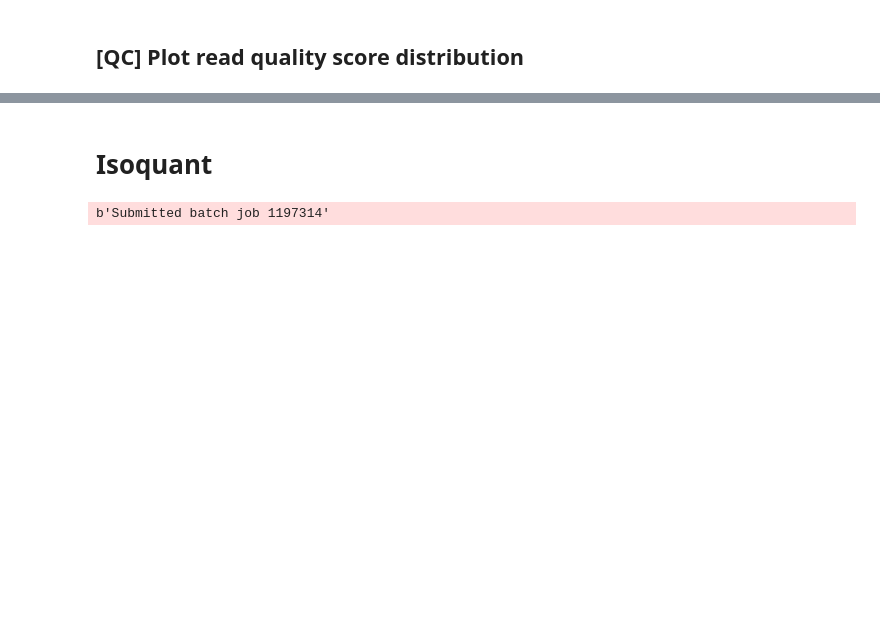
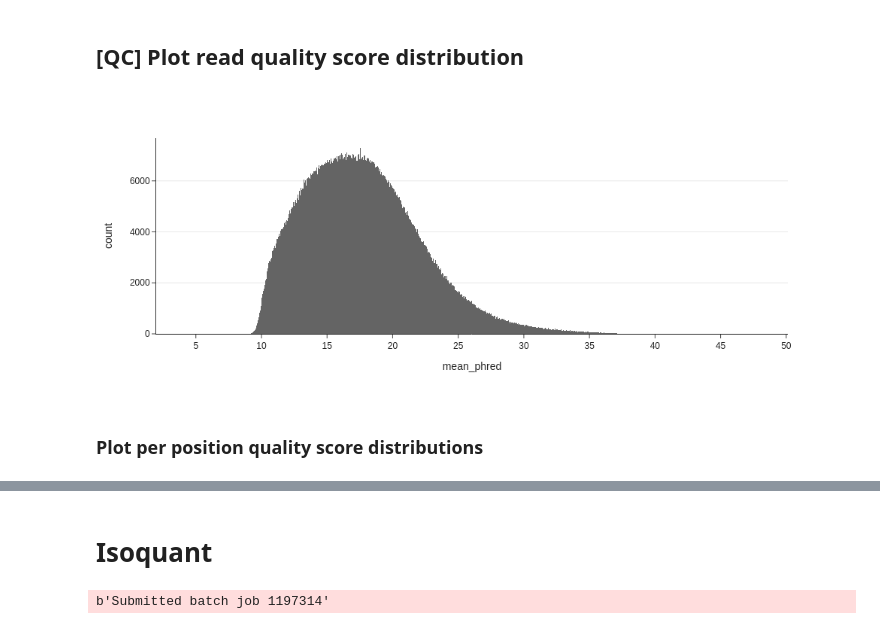
Before and after one commit to smyth-lab/Nano-DMS-MaP, a Jupyter notebook: 1_Nano-DMS-MaP_workflow.ipynb, the cells around one changed output, grey strips where cells are left out. Saved outputs shown, nothing was run; the diff lists cells and outputs as text; code cells hidden in the pictures; blank space fills up the shorter version.

```diff
--- a/1_Nano-DMS-MaP_workflow.ipynb
+++ b/1_Nano-DMS-MaP_workflow.ipynb
@@ -84,0 +94,6 @@ follow B. Sorting fastq files from SRA
+# %%
+import os
+
+SRA_fastq_dir = f"{path_to_downloaded_SRA}/virus/"
+
+os.makedirs(data_folder, exist_ok=True)
@@ -92,14 +121,17 @@ The data uploaded to SRA has been basecalled and sorted already (merged from mul
 # %%
 job_name = "basecall"
 num_threads = 6
-s = Slurm(job_name, {"partition" : "gpu", "mem" : "50G", "gres" : "gpu:a100:2", "cpus-per-task" : num_threads, "time" : "240",  "mail-user" : "patrick.bohn@helmholtz-hiri.de"})
+s = Slurm(job_name, {"partition" : "gpu", "mem" : "50G", "gres" : "gpu:a100:2", "cpus-per-task" : num_threads, "time" : "240"})
+
+config = 'dna_r10.4_e8.1_sup.cfg'
+barcode_kit = 'SQK-NBD112-96'
 
 for run in ["Run1", "Run2"]:
     fast5_dir = f"{fast5_folder}/{run}"
     fastq_dir = f"{fastq_folder}/{run}"
     os.makedirs(fastq_dir, exist_ok=True)
 
-    guppy = "/vol/projects/pbohn/tools/guppy/ont-guppy_6.4.6/bin/guppy_basecaller"
-    command = f"{guppy} -x cuda:all --do_read_splitting --enable_trim_barcodes --trim_adapters --min_qscore 10 --trim_strategy dna -r -c dna_r10.4_e8.1_sup.cfg --barcode_kits SQK-NBD112-96 -i {fast5_dir} -s {fastq_dir}"
+
+    command = f"{guppy} -x cuda:all --do_read_splitting --enable_trim_barcodes --trim_adapters --min_qscore 10 --trim_strategy dna -r -c {config} --barcode_kits {barcode_kit} -i {fast5_dir} -s {fastq_dir}"
     s.run(command)
 # %% [markdown]
@@ -142,13 +164,13 @@ from slurmpy import Slurm
 
 job_name = "fastqstats"
 num_threads = 1
-s = Slurm(job_name, {"partition" : "cpu", "mem" : "10G", "cpus-per-task" : num_threads, "time" : "20",  "mail-user" : "patrick.bohn@helmholtz-hiri.de"})
+s = Slurm(job_name, {"partition" : "cpu", "mem" : "10G", "cpus-per-task" : num_threads, "time" : "20"})
 
 os.makedirs(f"{data_folder}/fastq_stats", exist_ok=True)
 
 for sample in samples:
     fastq_file = f"{data_folder}/fastq/{sample}/merged.fastq.gz"
-    fastq_stats_file = f"{data_folder}/fastq_stats/{sample}_merged.tsv.gz"
+    fastq_stats_file = f"{data_folder}/fastq_stats/{sample}_merged"
     command = f"{calc_fastq_stats} {fastq_file} {fastq_stats_file}"
     s.run(command)
 # %% [output]
@@ -214,7 +192,7 @@ def plot_virtual_gel(samples, sample_length_dists, max_read_length = 6000, binsi
 sample_read_lengths = {}
 tmp_data = []
 for sample in samples:
-    fastq_stats_file = f"{data_folder}/fastq_stats/{sample}_merged.tsv.gz"
+    fastq_stats_file = f"{data_folder}/fastq_stats/{sample}_merged_read_stats.csv.gz"
     tmp_df = pd.read_csv(fastq_stats_file, sep=",")
     sample_read_lengths[sample] = tmp_df["read_length"].values
     tmp_df["sample"] = sample
@@ -276,4 +260,10 @@ colorscale = pc.sequential.Plasma
 colorscale = [colorscale[0]] + colorscale[3:8]
 # %%
 fig = px.histogram(read_stats_df, x="mean_phred")
+fig.update_traces(marker_line_width=0)
 fig.update_layout(height=400)
+fig.show(renderer='png')
+# %% [output]
+[figure, added]
+# %% [markdown]
+### Plot per position quality score distributions
```
Also changed, not shown: parts of 56 cells of this notebook, 38 other files.
